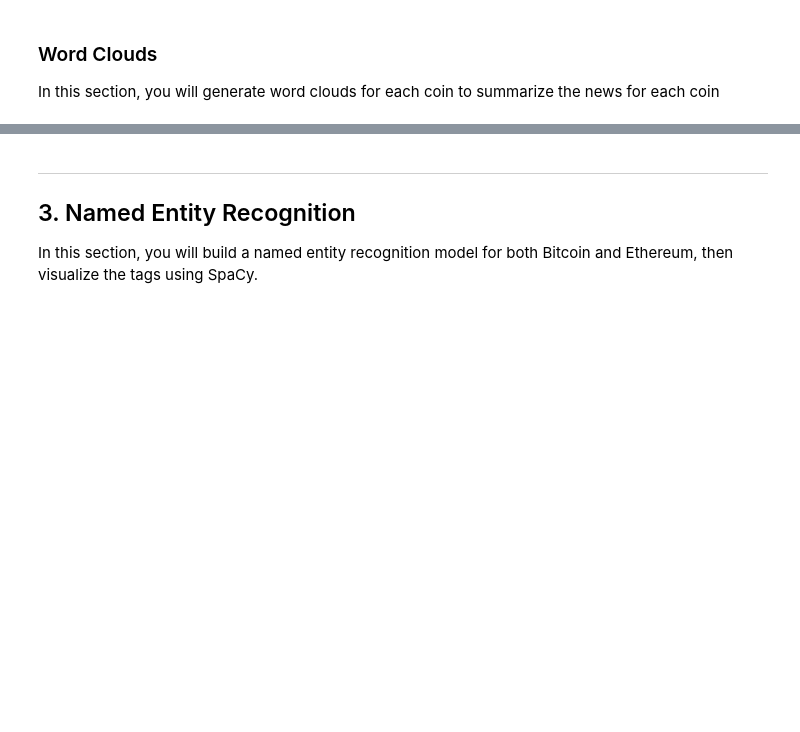
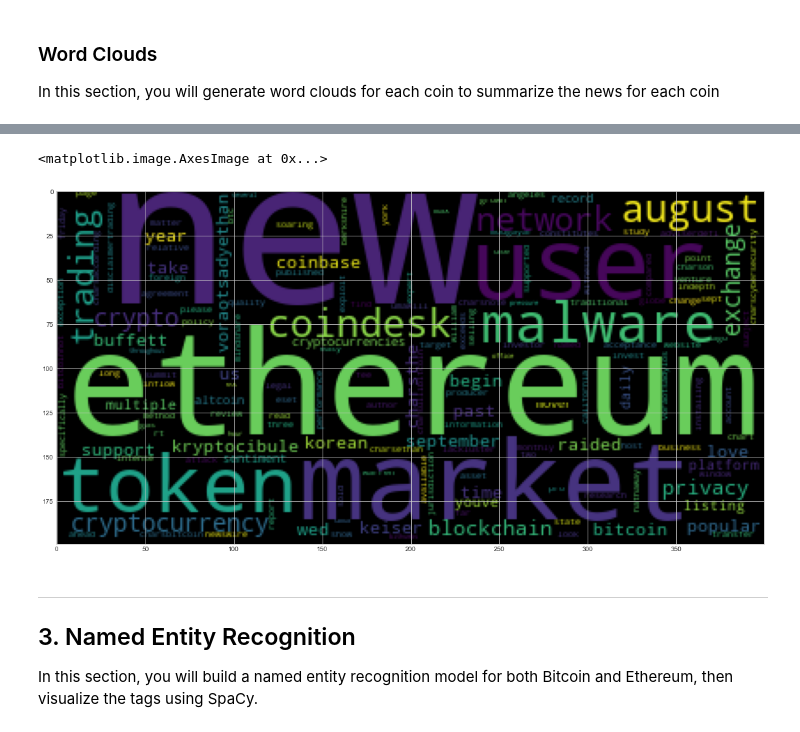
Before and after one commit to lizie29u/Natural_Language_Processing, a Jupyter notebook: crypto_sentiment.ipynb, the cells around one changed output, grey strips where cells are left out. Drawn from its saved outputs; the diff is of its cells as text; code cells hidden in the pictures; blank space fills up the shorter version.

```diff
--- a/crypto_sentiment.ipynb
+++ b/crypto_sentiment.ipynb
@@ -433,6 +442,15 @@ mpl.rcParams['figure.figsize'] = [20.0, 10.0]
 # %%
 # Generate the Ethereum word cloud
 # YOUR CODE HERE!
+
+ethereum_input_text=  ' '.join(ethereum_words)
+#print(bitcoin_input_text)
+
+ethereum_wc = WordCloud().generate(ethereum_input_text)
+plt.imshow(ethereum_wc)
+# %% [output]
+<matplotlib.image.AxesImage at 0x...>
+[figure, added]
 # %% [markdown]
 ---
 ## 3. Named Entity Recognition
```
Also changed, not shown: parts of 1 cell of this notebook.
